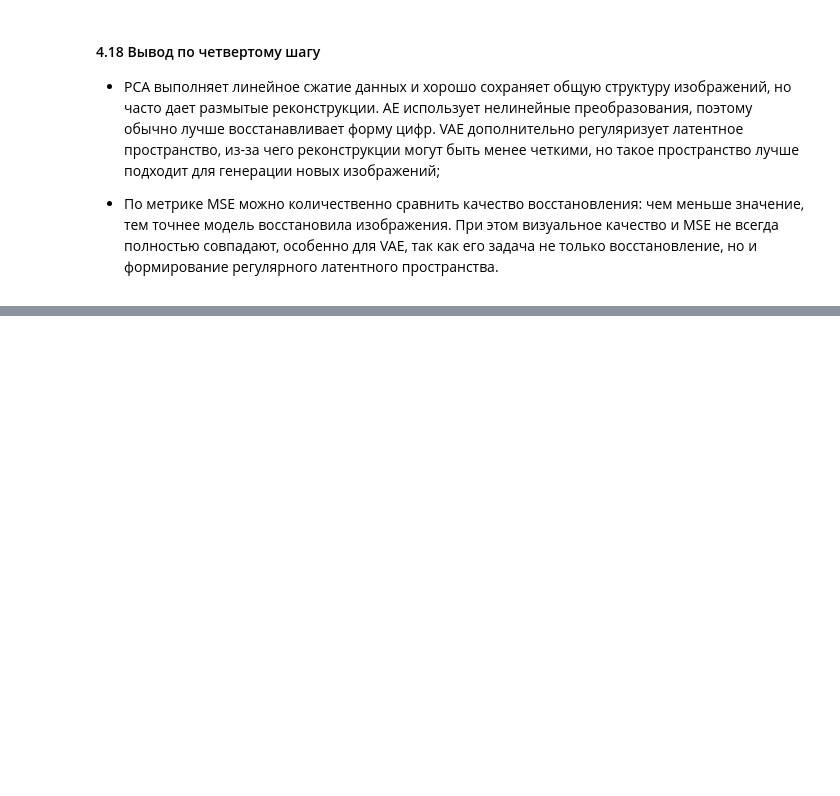
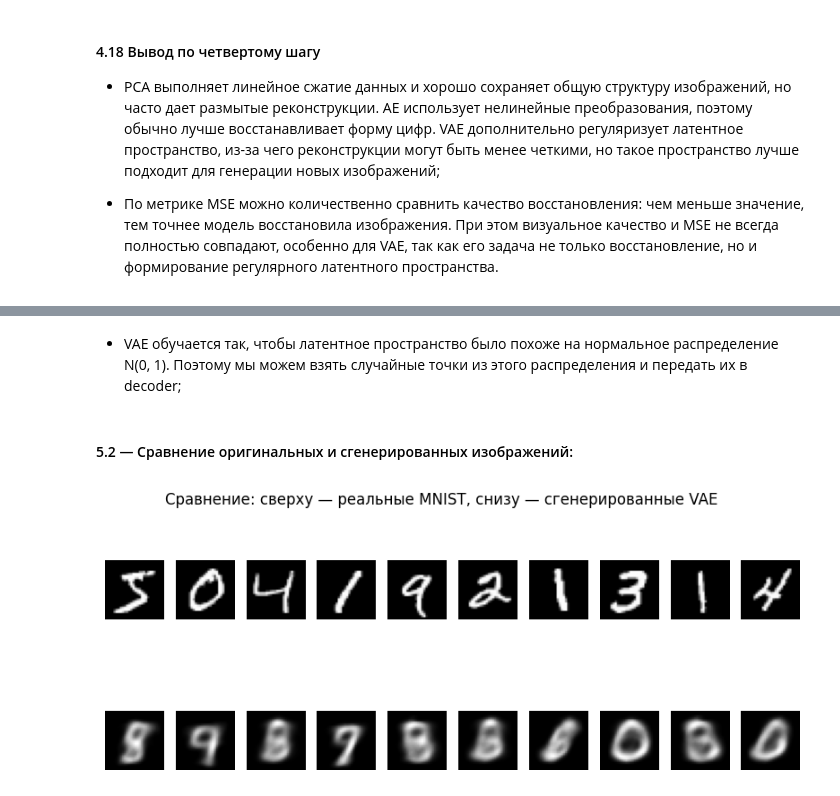
Before and after one commit to tarasovEgor/DeepLearningKurs, a Jupyter notebook: src/lab_4/VAE_lab_4.ipynb, the cells around one changed output, grey strips where cells are left out. Cells and saved outputs as stored; diff of their text form; code cells hidden in the pictures; blank space fills up the shorter version.

```diff
--- a/src/lab_4/VAE_lab_4.ipynb
+++ b/src/lab_4/VAE_lab_4.ipynb
@@ -1192,0 +1222,22 @@ plt.show()
+# %% [markdown]
+- VAE обучается так, чтобы латентное пространство было похоже на нормальное распределение N(0, 1). Поэтому мы можем взять случайные точки из этого распределения и передать их в decoder;
+# %% [markdown]
+#### 5.2 — Сравнение оригинальных и сгенерированных изображений:
+# %%
+plt.figure(figsize=(10, 4))
+
+for i in range(10):
+    # Оригинальные изображения MNIST
+    plt.subplot(2, 10, i + 1)
+    plt.imshow(x_train[i].reshape(28, 28), cmap="gray")
+    plt.axis("off")
+
+    # Сгенерированные изображения VAE
+    plt.subplot(2, 10, 10 + i + 1)
+    plt.imshow(generated_images[i].reshape(28, 28), cmap="gray")
+    plt.axis("off")
+
+plt.suptitle("Сравнение: сверху — реальные MNIST, снизу — сгенерированные VAE")
+plt.show()
+# %% [output]
+[figure, added]
```
Also changed, not shown: parts of 4 cells of this notebook.
